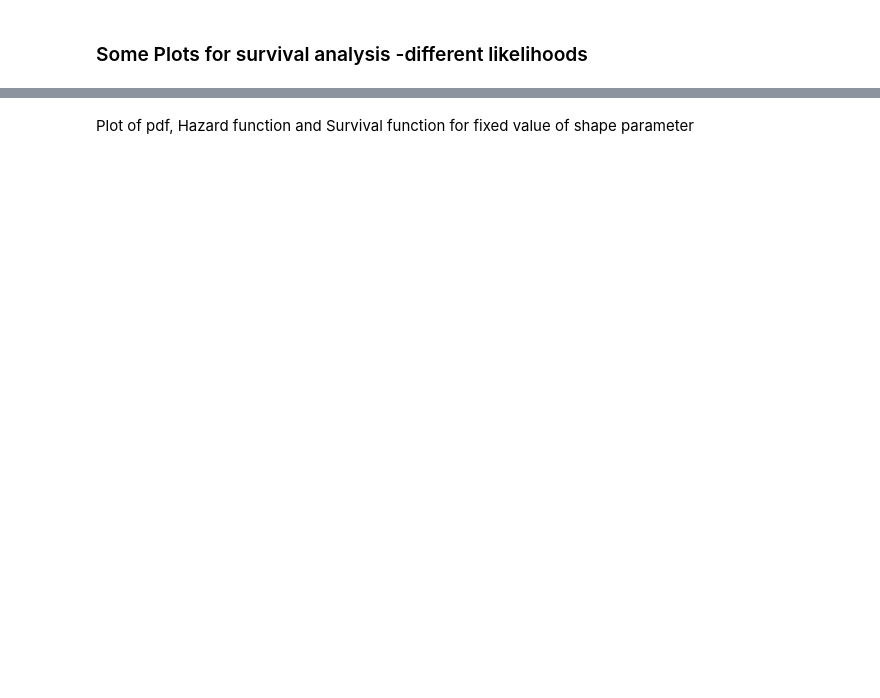
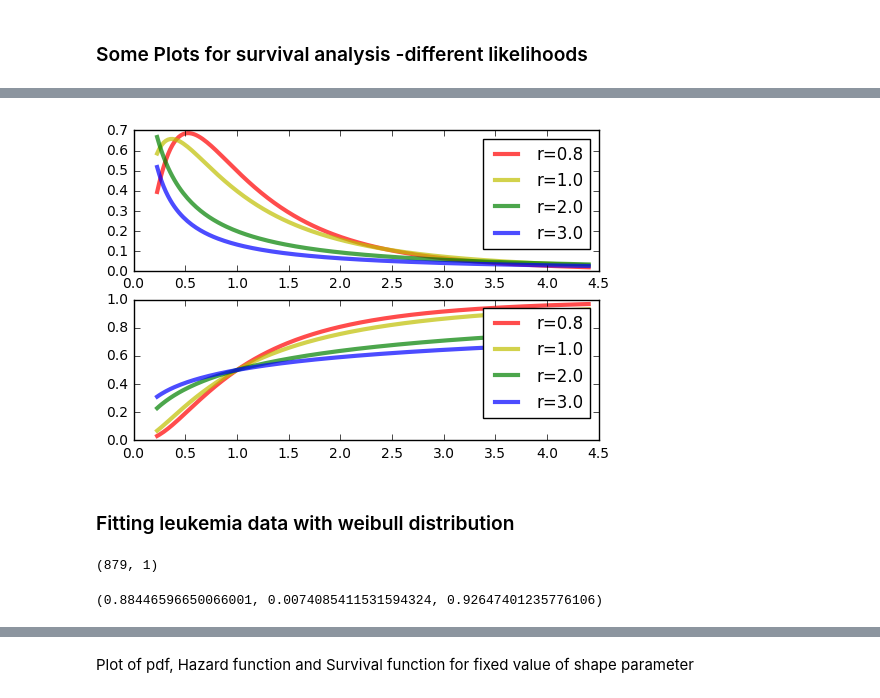
Before and after one commit to adhaka/notebook_gallery, a Jupyter notebook: clean/Plots-Survival.ipynb, the cells around one changed output, grey strips where cells are left out. Drawn from its saved outputs; the diff is of its cells as text; code cells hidden in the pictures; blank space fills up the shorter version.

```diff
--- a/clean/Plots-Survival.ipynb
+++ b/clean/Plots-Survival.ipynb
@@ -34,0 +99,30 @@ for i,rv in enumerate(rvs):
+# %%
+fig4, (ax41, ax42) = plt.subplots(2,1)
+# %%
+ax41.plot(x, rvs_lognormal[0].pdf(x), 'r', lw=3, alpha=0.7, label='r='+str(c3[0]))
+ax41.plot(x, rvs_lognormal[1].pdf(x), 'y', lw=3, alpha=0.7, label='r='+str(c3[1]))
+ax41.plot(x, rvs_lognormal[2].pdf(x), 'g', lw=3, alpha=0.7, label='r='+str(c3[2]))
+ax41.plot(x, rvs_lognormal[3].pdf(x), 'b', lw=3, alpha=0.7, label='r='+str(c3[3]))
+first_legend = ax41.legend(loc=1)
+ax42.plot(x, rvs_lognormal[0].cdf(x), 'r', lw=3, alpha=0.7, label='r='+str(c3[0]))
+ax42.plot(x, rvs_lognormal[1].cdf(x), 'y', lw=3, alpha=0.7, label='r='+str(c3[1]))
+ax42.plot(x, rvs_lognormal[2].cdf(x), 'g', lw=3, alpha=0.7, label='r='+str(c3[2]))
+ax42.plot(x, rvs_lognormal[3].cdf(x), 'b', lw=3, alpha=0.7, label='r='+str(c3[3]))
+# plt.ylim((0,1.2))
+second_legend = ax42.legend(loc=4)
+plt.legend()
+plt.show()
+# %% [output]
+[figure, added]
+# %% [markdown]
+### Fitting leukemia data with weibull distribution
+# %%
+Y_uncensored = Y[Z==0].reshape(-1,1)
+Y_censored = Y[Z==1].reshape(-1,1)
+# Y_original_uncensored = Y_original[Z==0].reshape(-1,1)
+# Y_original_censored = Y_original[Z==1].reshape(-1,1)
+X_uncensored= X[Z==0]
+X_censored= X[Z==1]
+print(Y_uncensored.shape)
+# %% [output]
+(879, 1)
@@ -34,0 +131,4 @@ for i,rv in enumerate(rvs):
+# %%
+print(params)
+# %% [output]
+(0.88446596650066001, 0.0074085411531594324, 0.92647401235776106)
```
Also changed, not shown: parts of 82 cells of this notebook.
